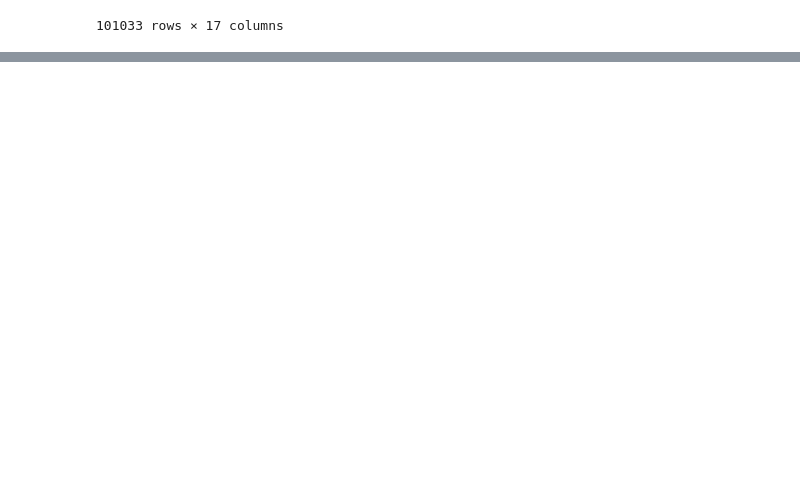
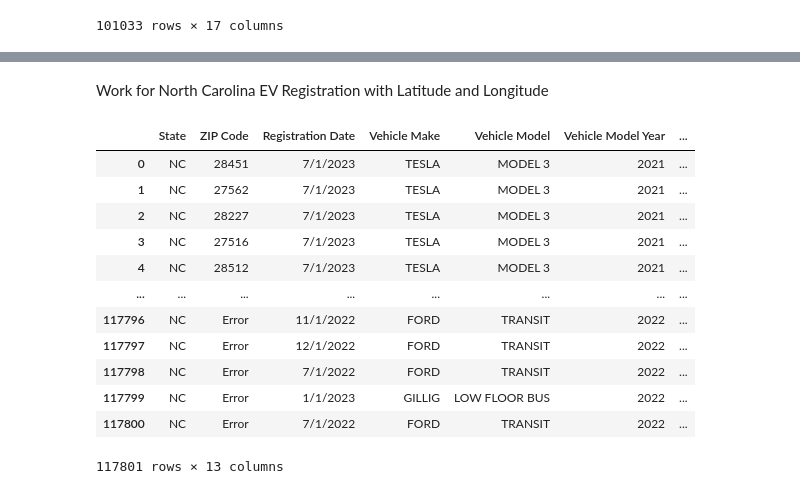
Before and after one commit to Focused79/project3-alternating-current, a Jupyter notebook: project3.ipynb, the cells around one changed output, grey strips where cells are left out. Drawn from its saved outputs; the diff is of its cells as text; code cells hidden in the pictures; blank space fills up the shorter version.

```diff
--- a/project3.ipynb
+++ b/project3.ipynb
@@ -244,0 +253,19 @@ TN_EV_Registration_LatLong_df_cleaned
+# %% [markdown]
+Work for North Carolina EV Registration with Latitude and Longitude
+# %%
+NC_EV_Registration = pd.read_csv('C:/Users/marti/OneDrive/Desktop/School/SMU-VIRT-DATA-PT-12-2023-U-LOLC/project3-alternating-current/csv/NC_EV_Registrations.csv')
+NC_EV_Registration
+# %% [output]
+|  | State | ZIP Code | Registration Date | Vehicle Make | Vehicle Model | Vehicle Model Year | ... |
+| 0 | NC | 28451 | 7/1/2023 | TESLA | MODEL 3 | 2021 | ... |
+| 1 | NC | 27562 | 7/1/2023 | TESLA | MODEL 3 | 2021 | ... |
+| 2 | NC | 28227 | 7/1/2023 | TESLA | MODEL 3 | 2021 | ... |
+| 3 | NC | 27516 | 7/1/2023 | TESLA | MODEL 3 | 2021 | ... |
+| 4 | NC | 28512 | 7/1/2023 | TESLA | MODEL 3 | 2021 | ... |
+| ... | ... | ... | ... | ... | ... | ... | ... |
+| 117796 | NC | Error | 11/1/2022 | FORD | TRANSIT | 2022 | ... |
+| 117797 | NC | Error | 12/1/2022 | FORD | TRANSIT | 2022 | ... |
+| 117798 | NC | Error | 7/1/2022 | FORD | TRANSIT | 2022 | ... |
+| 117799 | NC | Error | 1/1/2023 | GILLIG | LOW FLOOR BUS | 2022 | ... |
+| 117800 | NC | Error | 7/1/2022 | FORD | TRANSIT | 2022 | ... |
+117801 rows × 13 columns
```
Also changed, not shown: parts of 17 cells of this notebook, 3 other files.
